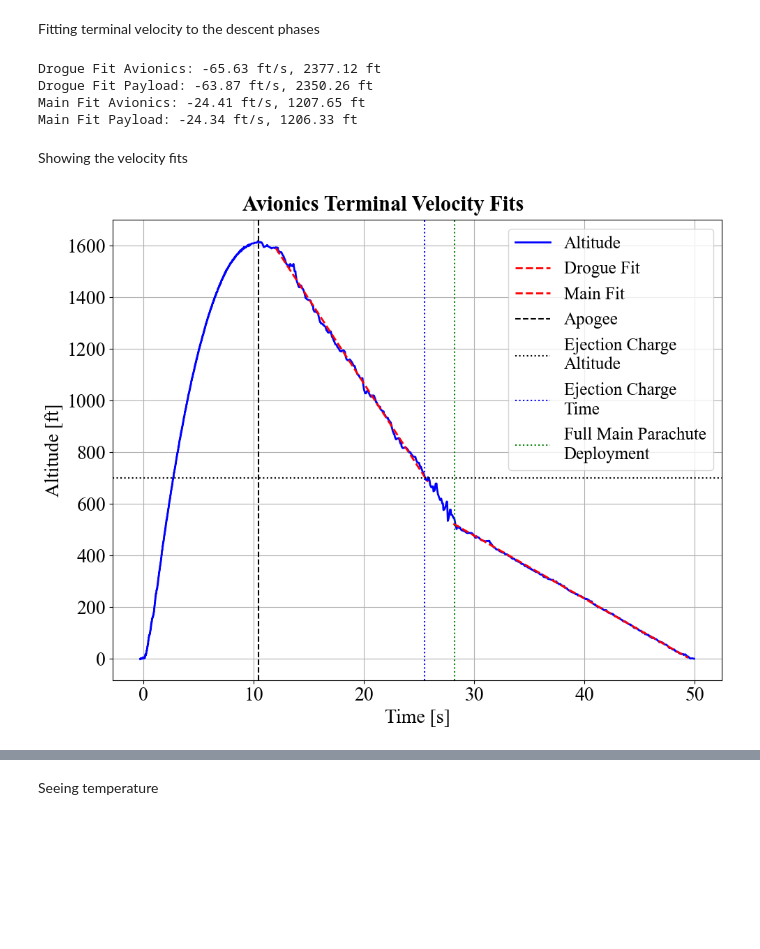
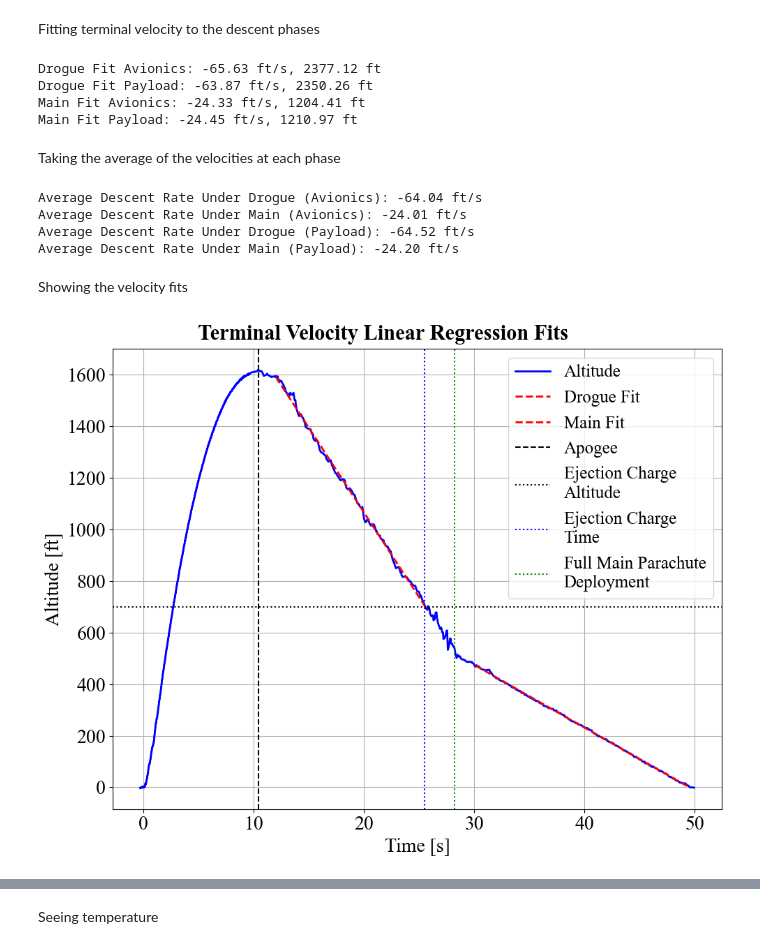
Before and after one commit to saividyud/NASA_25-26_Rocket_Simulations, a Jupyter notebook: Subscale Flight Analysis/analyzer.ipynb, the cells around one changed output, grey strips where cells are left out. Saved outputs shown, nothing was run; the diff lists cells and outputs as text; code cells hidden in the pictures; blank space fills up the shorter version.

```diff
--- a/Subscale Flight Analysis/analyzer.ipynb
+++ b/Subscale Flight Analysis/analyzer.ipynb
@@ -375,8 +443,8 @@ drogue_data_avionics = data_avionics2[(data_avionics2['Time [s]'].values > time_
 drogue_data_payload = data_payload2[(data_payload2['Time [s]'].values > time_to_apogee_payload+1.5) & (data_payload2['Altitude [ft]'].values > 700)]
 
 # Main data
-main_data_avionics = data_avionics2[(data_avionics2['Time [s]'].values > 28) & (data_avionics2['Altitude [ft]'].values < 700) & (data_avionics2['Altitude [ft]'].values > 5)]
-main_data_payload = data_payload2[(data_payload2['Time [s]'].values > 28) & (data_payload2['Altitude [ft]'].values < 700) & (data_payload2['Altitude [ft]'].values > 5)]
+main_data_avionics = data_avionics2[(data_avionics2['Time [s]'].values > 30) & (data_avionics2['Altitude [ft]'].values < 700) & (data_avionics2['Altitude [ft]'].values > 5)]
+main_data_payload = data_payload2[(data_payload2['Time [s]'].values > 30) & (data_payload2['Altitude [ft]'].values < 700) & (data_payload2['Altitude [ft]'].values > 5)]
 # %% [markdown]
 Fitting terminal velocity to the descent phases
 # %%
@@ -395,34 +463,49 @@ print(f'Main Fit Payload: {main_fit_payload[0]:.2f} ft/s, {main_fit_payload[1]:.
 # %% [output]
 Drogue Fit Avionics: -65.63 ft/s, 2377.12 ft
 Drogue Fit Payload: -63.87 ft/s, 2350.26 ft
-Main Fit Avionics: -24.41 ft/s, 1207.65 ft
-Main Fit Payload: -24.34 ft/s, 1206.33 ft
+Main Fit Avionics: -24.33 ft/s, 1204.41 ft
+Main Fit Payload: -24.45 ft/s, 1210.97 ft
+# %% [markdown]
+Taking the average of the velocities at each phase
+# %%
+print(f'Average Descent Rate Under Drogue (Avionics): {np.mean(drogue_data_avionics["Velocity [ft/s]"]):.2f} ft/s')
+print(f'Average Descent Rate Under Main (Avionics): {np.mean(main_data_avionics["Velocity [ft/s]"]):.2f} ft/s')
+
+print(f'Average Descent Rate Under Drogue (Payload): {np.mean(drogue_data_payload["Velocity [ft/s]"]):.2f} ft/s')
+print(f'Average Descent Rate Under Main (Payload): {np.mean(main_data_payload["Velocity [ft/s]"]):.2f} ft/s')
+# %% [output]
+Average Descent Rate Under Drogue (Avionics): -64.04 ft/s
+Average Descent Rate Under Main (Avionics): -24.01 ft/s
+Average Descent Rate Under Drogue (Payload): -64.52 ft/s
+Average Descent Rate Under Main (Payload): -24.20 ft/s
 # %% [markdown]
 Showing the velocity fits
 # %%
 fig = plt.figure()
 fig.set_tight_layout(True)
 ax = fig.add_subplot()
 
 ax.plot(data_avionics2['Time [s]'], data_avionics2['Altitude [ft]'], linestyle='-', color='b', label='Altitude', linewidth=2)
 
 ax.plot(drogue_data_avionics['Time [s]'], np.polyval(drogue_fit_avionics, drogue_data_avionics['Time [s]']), linestyle='--', color='r', linewidth=2, label='Drogue Fit')
 
 ax.plot(main_data_avionics['Time [s]'], np.polyval(main_fit_avionics, main_data_avionics['Time [s]']), linestyle='--', color='r', linewidth=2, label='Main Fit')
 
 ax.axvline(time_to_apogee_avionics, color='k', linestyle='dashed', label='Apogee')
 ax.axhline(700, color='k', linestyle=':', label='Ejection Charge\nAltitude')
 
 ax.axvline(25.5, color='b', linestyle=':', label='Ejection Charge\nTime')
 ax.axvline(28.2, color='g', linestyle=':', label='Full Main Parachute\nDeployment')
 
-fig.suptitle('Avionics Terminal Velocity Fits', y=0.97)
+fig.suptitle('Terminal Velocity Linear Regression Fits', y=0.97)
 ax.set_xlabel('Time [s]')
 ax.set_ylabel('Altitude [ft]')
 ax.grid(True)
 
 ax.legend(loc='upper right', ncol=1)
 
+# fig.savefig('Avionics Terminal Velocity Fits.png', dpi=300)
+
 plt.show()
 # %% [output]
-[figure, old version]
+[figure, new version]
```
Also changed, not shown: parts of 35 cells of this notebook, 21 other files.
